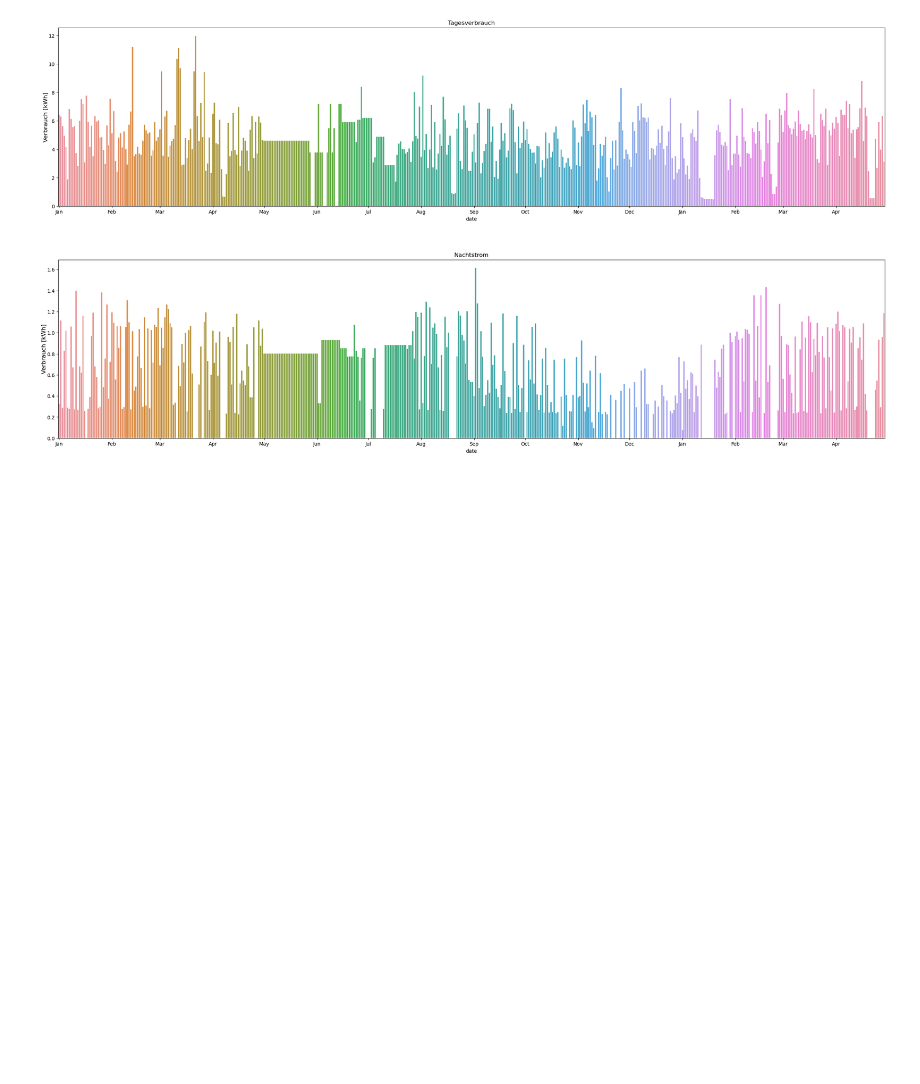
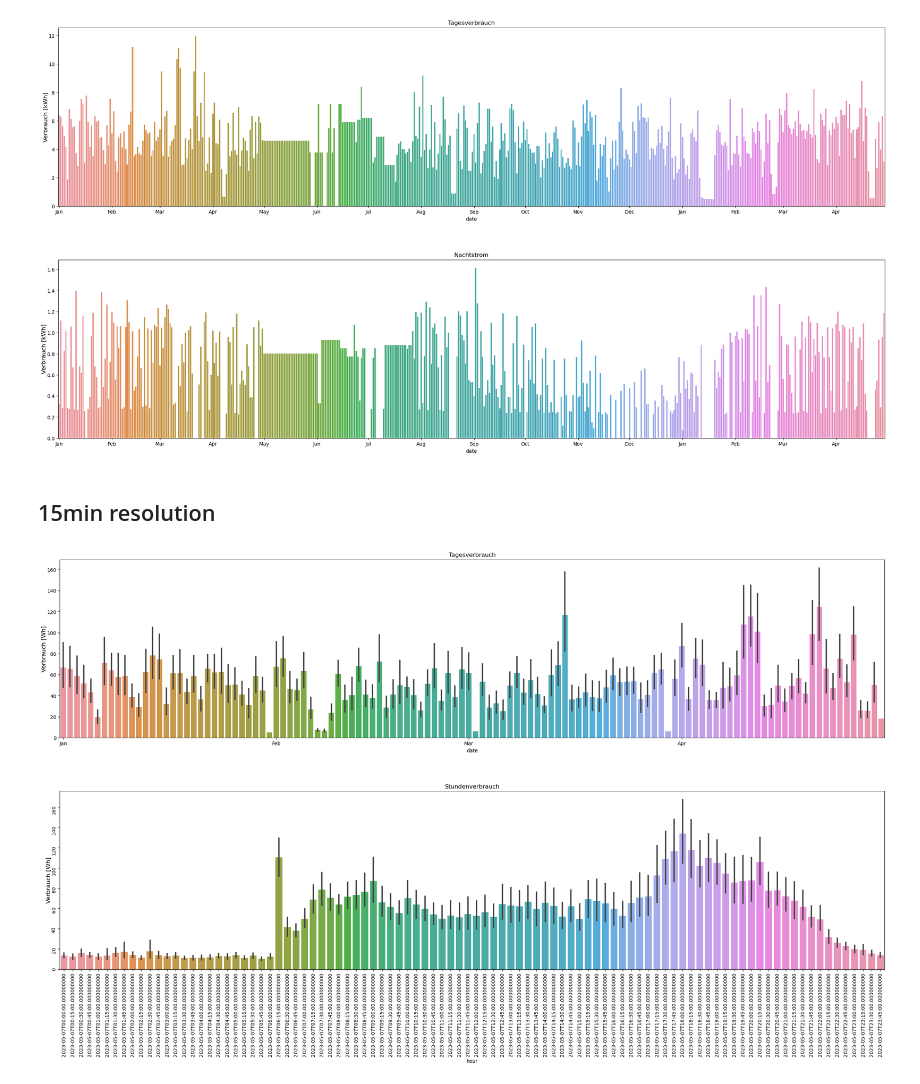
Before and after one commit to ChristianKoplenig/SMIT, a Jupyter notebook: stromnetzgraz/import.ipynb, the cells around one changed output. Saved outputs shown, nothing was run; the diff lists cells and outputs as text; code cells hidden in the pictures; blank space fills up the shorter version.

Commit message:
import - 15min plot initial setup

```diff
--- a/stromnetzgraz/import.ipynb
+++ b/stromnetzgraz/import.ipynb
@@ -99,6 +99,9 @@ for filename in all_files:
         df_day_15min.reset_index(drop=True, inplace=True)
         df_day_15min['date'] = pd.to_datetime(df_day_15min['timestamp'].str[:10])
         df_day_15min['hour'] = pd.to_datetime(df_day_15min['timestamp'].str[11:16])
+
+# clean data
+df_day_15min.drop_duplicates(subset=['date', 'hour'], keep='first', inplace=True)
 # %% [markdown]
 ## Date of last import
 # %%
@@ -151,3 +154,38 @@ ax2.set_title('Nachtstrom')
 plt.show()
 # %% [output]
 [figure]
+# %% [markdown]
+## 15min resolution
+# %%
+fig = plt.figure(figsize =([30, 15]))
+
+# Gridspec Setup
+gs = gridspec.GridSpec(2, 2)
+ax = plt.subplot(gs[0, 0])
+gs.update(wspace = 0.1, hspace = 0.3)
+
+### AX1 ###
+ax1 = plt.subplot(gs[0, :2])
+sns.barplot(data=df_day_15min,
+            x='date',
+            y='verbrauch')
+ax1.set_ylabel('Verbrauch [Wh]', labelpad = 0, fontsize = 12)
+ax1.xaxis.set_major_locator(md.MonthLocator())
+ax1.xaxis.set_major_formatter(md.DateFormatter('%b'))
+ax1.set_title('Tagesverbrauch')
+
+### AX2 ###
+ax2 = plt.subplot(gs[1, :2])
+sns.barplot(data=df_day_15min,
+            x='hour',
+            y='verbrauch')
+ax2.set_ylabel('Verbrauch [Wh]', labelpad = 0, fontsize = 12)
+#ax2.xaxis.set_major_locator(md.MonthLocator())
+#ax2.xaxis.set_major_formatter(md.DateFormatter('%h:%m'))
+ax2.set_title('Stundenverbrauch')
+ax2.tick_params(labelrotation=90)
+
+### Draw Plot ###
+plt.show()
+# %% [output]
+[figure, added]
```
